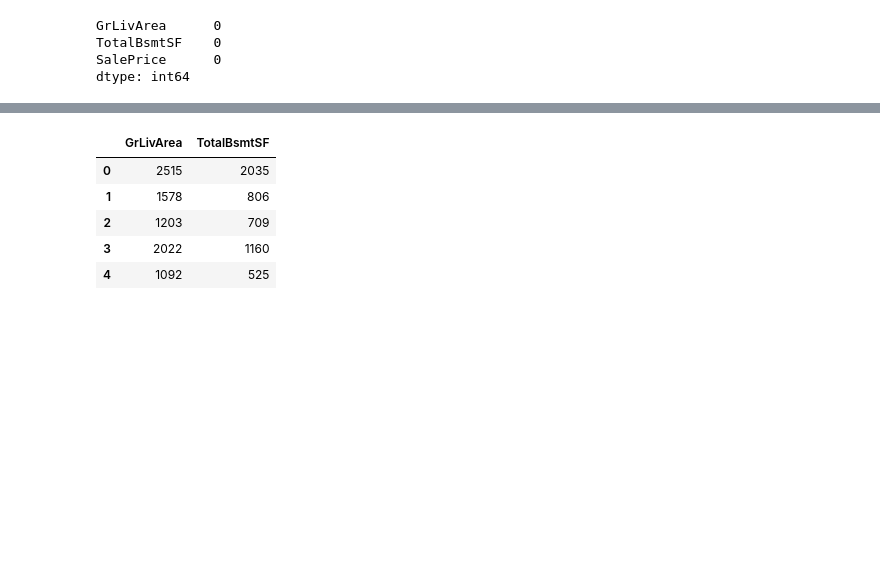
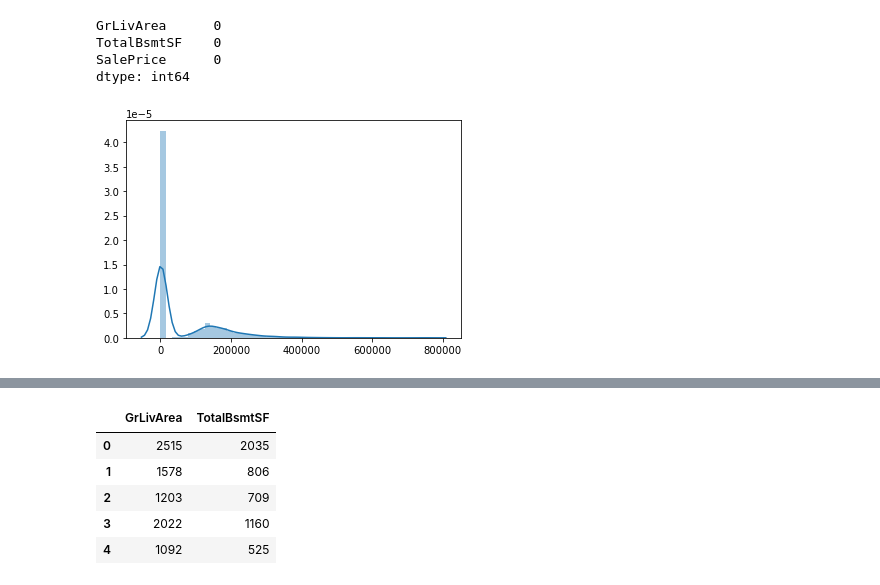
Before and after one commit to MYTE21/Artificial-Intelligence-Assignment, a Jupyter notebook: (3) Estimate House Rent/House Price.ipynb, the cells around one changed output, grey strips where cells are left out. Drawn from its saved outputs; the diff is of its cells as text; code cells hidden in the pictures; blank space fills up the shorter version.

Commit message:
House Price [Update]

```diff
--- a/(3) Estimate House Rent/House Price.ipynb
+++ b/(3) Estimate House Rent/House Price.ipynb
@@ -3,5 +4,5 @@ import pandas as pd
 # %%
-house_data = pd.read_csv("data.csv")
+house_data = pd.read_csv("C:/Users/User/Desktop/Artificial-Intelligence-Assignment/assets/ehr/data.csv")
 # %%
 house_data.shape
 # %% [output]
@@ -82,3 +83,9 @@ GrLivArea      0
 TotalBsmtSF    0
 SalePrice      0
 dtype: int64
+# %%
+sns.distplot(data)
+
+plt.show()
+# %% [output]
+[figure, added]
```
Also changed, not shown: parts of 5 cells of this notebook, 2 other files.
